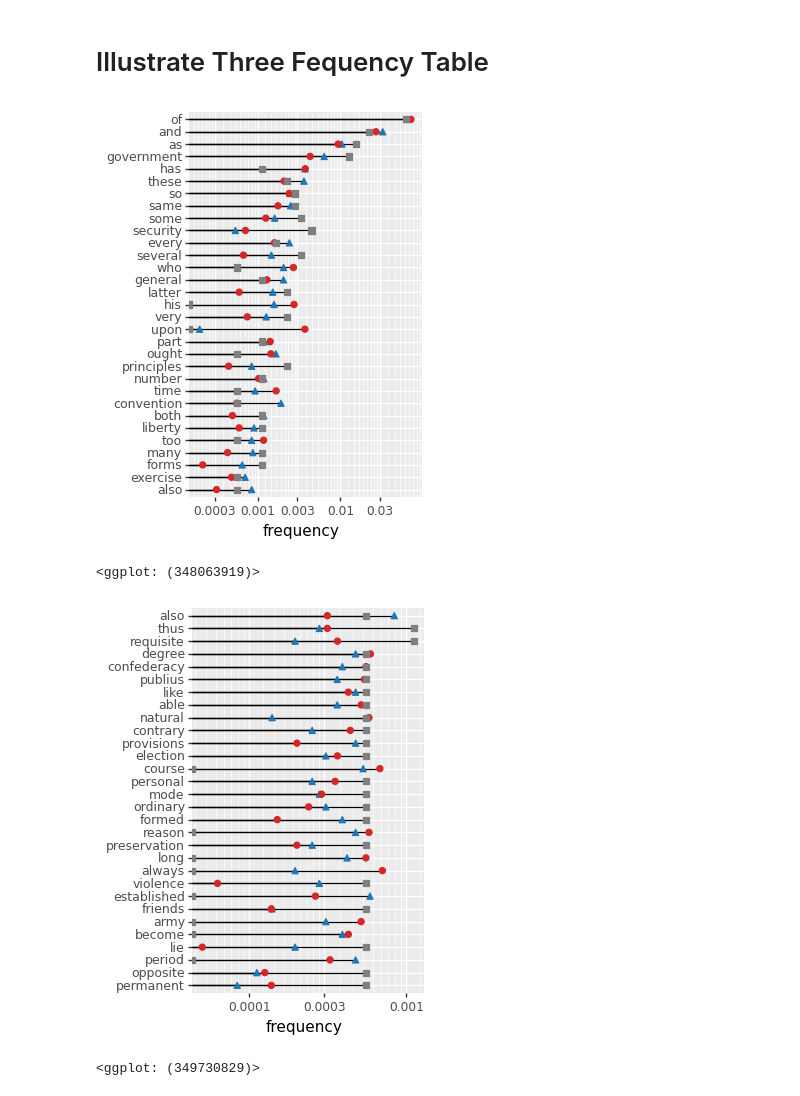
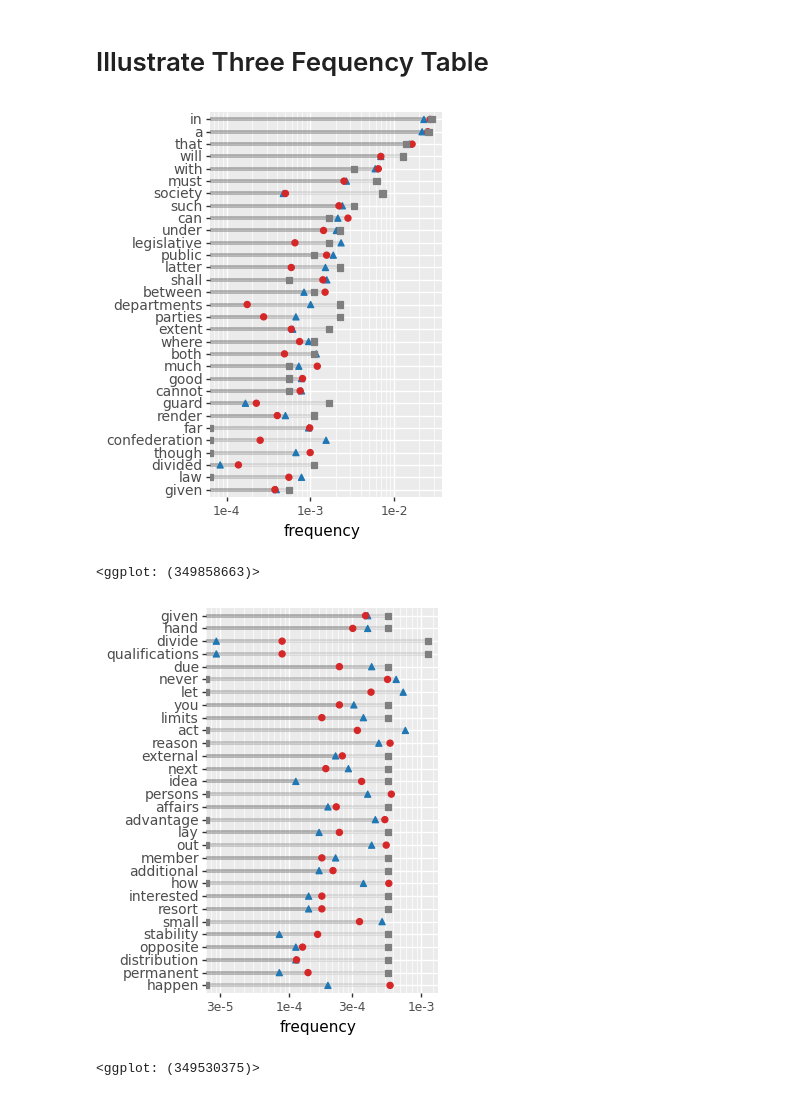
Before and after one commit to alonkipnis/HCAuthorship, a Jupyter notebook: Federalists/Authorship_in_the_Federalist.ipynb, the cells around one changed output. Cells and saved outputs as stored; diff of their text form; code cells hidden in the pictures.

```diff
--- a/Federalists/Authorship_in_the_Federalist.ipynb
+++ b/Federalists/Authorship_in_the_Federalist.ipynb
@@ -70,12 +56,11 @@ Vocab size = 1995
 # %% [markdown]
 <H2>Train Model</H2>
 # %%
-train_data = fed_papers[fed_papers.author.isin(['Hamilton','Madison'])]
+data_train = fed_papers[fed_papers.author.isin(['Hamilton','Madison'])]
 
-#prepare model
-
-model = AuthorshipAttributionMulti(train_data,
+#build model
+model = AuthorshipAttributionMulti(data_train,
                                    min_cnt=0,
                                    vocab=vocab,
-                                   gamma=0.2)
+                                   gamma=0.25)
 # %% [markdown]
@@ -293,14 +291,0 @@ Deprecated in NumPy 1.20; for more details and guidance: https://numpy.org/devdo
-# %%
-# word discriminating between the two corpora:
-df1 = model_NC.two_author_test('Hamilton','Madison')
-df1 = df1.sort_values('pval')
-
-df_discriminating = df1[df1.thresh]
-
-n = len(df_discriminating)
-
-for i in range(int(n/k+0.5)) :
-    k = 25
-    p = plot_col(df_discriminating.rename(columns={'feat' : 'term'})[i*k:k*(i+1)],
-                 value='pval',sign='sign',wrt_authors=('Hamilton','Madison'))
-    print(p)
@@ -331,44 +313,44 @@ f2 = model._AuthorModel['Madison']._counts
 dtm = model._AuthorModel['disputed']._dtm
 i = np.random.randint(dtm.shape[0])
 f3 = np.asarray(dtm[i].todense())[0]
-df = pd.DataFrame({'word' : vocab, 'Hamilton' : f1 / f1.sum(), 'Madison' : f2 / f2.sum(), 'disputed' : f3/f3.sum()})
+dfs = pd.DataFrame({'word' : vocab, 'Hamilton' : f1 / f1.sum(), 'Madison' : f2 / f2.sum(), 'disputed' : f3/f3.sum()})
 
-df['total'] = df['Hamilton'] + df['Madison'] + df['disputed']
-df = df.sort_values('total', ascending=False)\
+dfs['total'] = dfs['Hamilton'] + dfs['Madison'] + dfs['disputed']
+dfs = dfs.sort_values('total', ascending=False)\
        .head(k1)\
        .sample(n=k)\
        .sort_values('total', ascending=False)\
        .reset_index()\
        .drop(['index','total'], axis=1)
 
-lo_words = df.word.tolist()[::-1]
-df['word'] = pd.Categorical(df['word'], categories = lo_words)
+lo_words = dfs.word.tolist()[::-1]
+dfs['word'] = pd.Categorical(dfs['word'], categories = lo_words)
 # %%
 
 #df1['f'] = -np.log10(df1['f'])
-L = len(df) // 2
+L = len(dfs) // 2
 
 for i in [0, 1] :
-    df1 = df.loc[i*L:(i+1)*L,:].melt(id_vars = 'word', var_name = 'author', value_name= 'f')
+    df1 = dfs.loc[i*L:(i+1)*L,:].melt(id_vars = 'word', var_name = 'author', value_name= 'f')
     p = (ggplot(aes(x = 'word', y = 'f', shape='author'), data=df1) +
              #geom_bar(position='dodge', stat="identity", show_legend=False, size=.5) +
-             geom_segment(aes(xend='word', y=0, yend='f', fill='word'), show_legend=False) +
+             geom_segment(aes(xend='word', y=0, yend='f', fill='word'), show_legend=False, alpha=.1, size=1.5) +
              geom_point(aes(color='author'), show_legend=False, size=2) +
              scale_color_manual(values = LIST_OF_COLORS) +
              coord_flip() +
+             scale_y_log10() +
              ylab('frequency') +
              xlab('') +
-             scale_y_log10() +
              theme(legend_position='top', legend_title=element_blank(),
-                     legend_text=element_text(size=13),
-                     axis_text_y=element_text(size=9)
+                     legend_text=element_text(size=12),
+                     axis_text_y=element_text(size=10)
                                 )
 
             )
     p.save(f"word_freq_table_exm_{i}.png")
     print(p)
 # %% [output]
-[figure, old version]
+[figure, new version]
-<ggplot: (348063919)>
+<ggplot: (349858663)>
-[figure, old version]
+[figure, new version]
-<ggplot: (349730829)>
+<ggplot: (349530375)>
```
Also changed, not shown: parts of 13 cells of this notebook, 11 other files.
